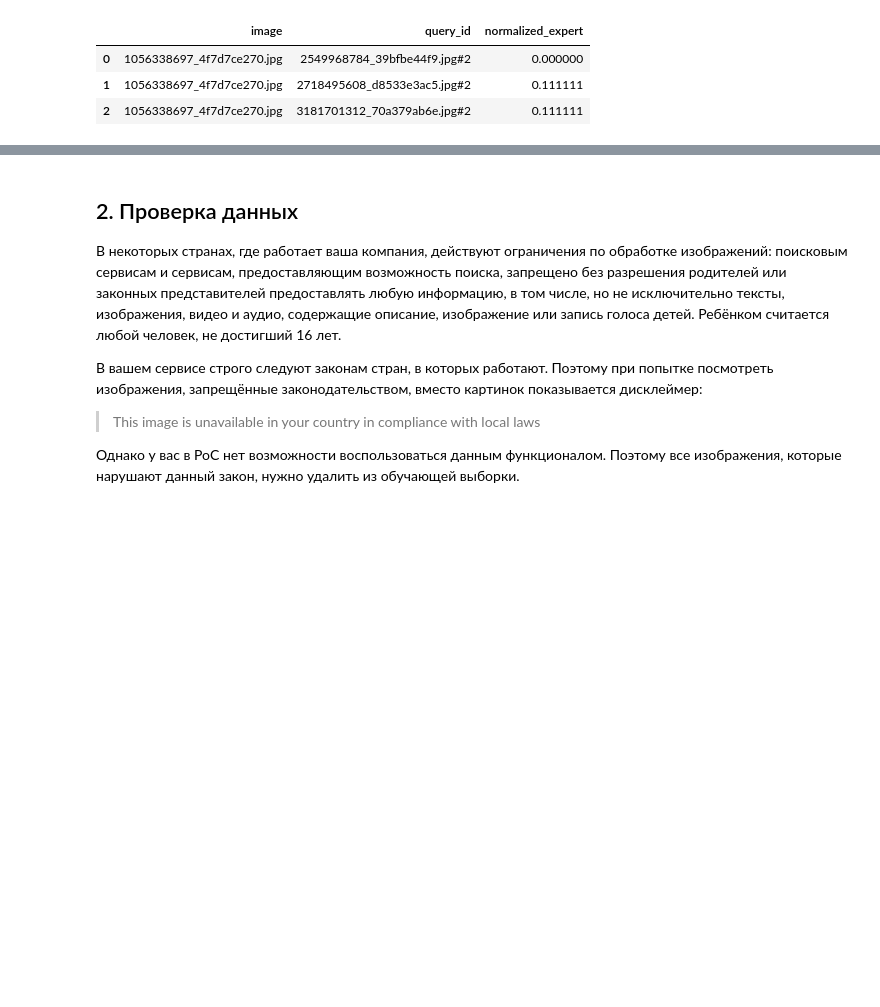
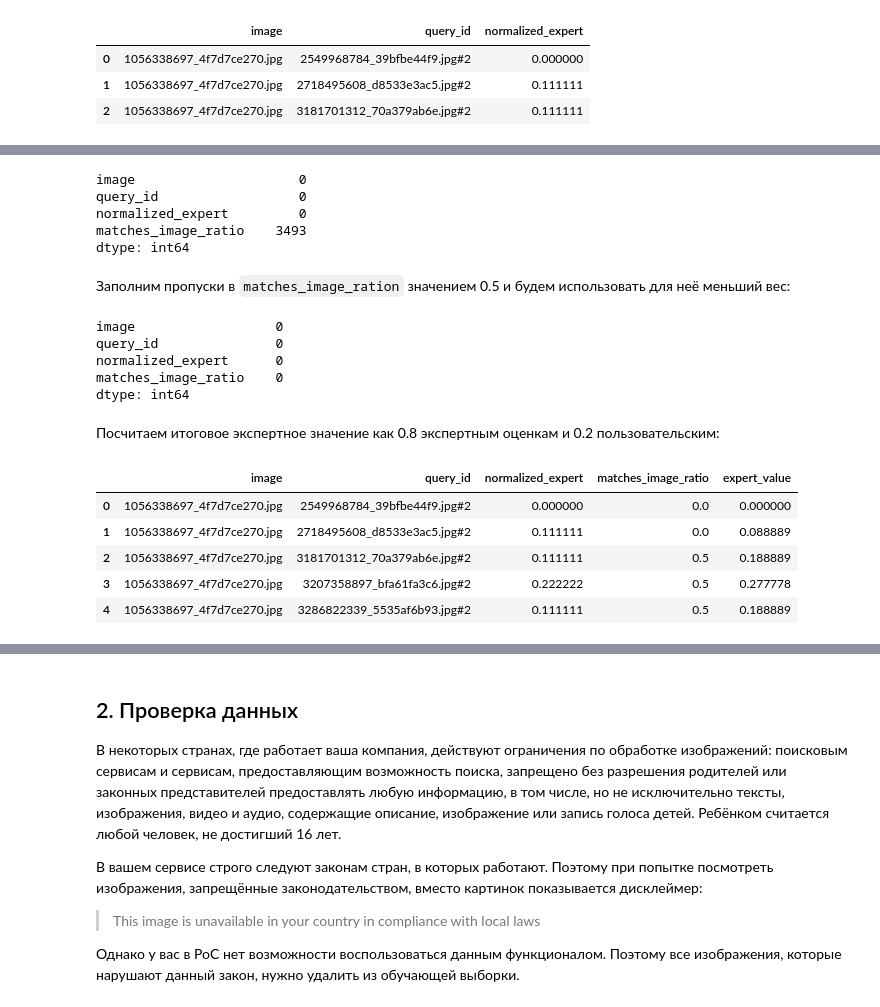
Before and after one commit to 9yx/image_search, a Jupyter notebook: project4.ipynb, the cells around one changed output, grey strips where cells are left out. Cells and saved outputs as stored; diff of their text form; code cells hidden in the pictures; blank space fills up the shorter version.

```diff
--- a/project4.ipynb
+++ b/project4.ipynb
@@ -373,5 +373,5 @@ expert_annotations_df.head(3)
 | 1 | 1056338697_4f7d7ce270.jpg | 2718495608_d8533e3ac5.jpg#2 | 0.111111 |
 | 2 | 1056338697_4f7d7ce270.jpg | 3181701312_70a379ab6e.jpg#2 | 0.111111 |
 # %%
-expert_annotations_df = expert_annotations_df.drop(['expert_1', 'expert_2', 'expert_3'], axis = 1)
-expert_annotations_df.head(3)
+crowd_annotations_df = crowd_annotations_df.drop(['matches_count', 'not_matches_count'], axis = 1)
+crowd_annotations_df.head(3)
@@ -377,0 +383,8 @@ expert_annotations_df.head(3)
+# %%
+temp_annotations_df = pd.merge(expert_annotations_df,
+                         crowd_annotations_df,
+                         how='left',
+                         left_on=['image', 'query_id'],
+                         right_on=['image', 'query_id'])
+temp_annotations_df.info()
+temp_annotations_df.head(5)
@@ -377,0 +409,37 @@ expert_annotations_df.head(3)
+# %%
+print(temp_annotations_df.isna().sum())
+# %% [output]
+image                     0
+query_id                  0
+normalized_expert         0
+matches_image_ratio    3493
+dtype: int64
+# %% [markdown]
+Заполним пропуски в `matches_image_ration` значением 0.5 и будем использовать для неё меньший вес:
+# %%
+temp_annotations_df['matches_image_ratio'] = temp_annotations_df['matches_image_ratio'].fillna(0.5)
+print(temp_annotations_df.isna().sum())
+# %% [output]
+image                  0
+query_id               0
+normalized_expert      0
+matches_image_ratio    0
+dtype: int64
+# %% [markdown]
+Посчитаем итоговое экспертное значение как 0.8 экспертным оценкам и 0.2 пользовательским:
+# %%
+def expert_value(expert_value_, crowd_value_):
+    return 0.8 * expert_value_ + 0.2 * crowd_value_
+
+temp_annotations_df['expert_value'] = temp_annotations_df.apply(
+    lambda row: expert_value(row['normalized_expert'], row['matches_image_ratio']),
+    axis=1
+)
+temp_annotations_df.head(5)
+# %% [output]
+|  | image | query_id | normalized_expert | matches_image_ratio | expert_value |
+| 0 | 1056338697_4f7d7ce270.jpg | 2549968784_39bfbe44f9.jpg#2 | 0.000000 | 0.0 | 0.000000 |
+| 1 | 1056338697_4f7d7ce270.jpg | 2718495608_d8533e3ac5.jpg#2 | 0.111111 | 0.0 | 0.088889 |
+| 2 | 1056338697_4f7d7ce270.jpg | 3181701312_70a379ab6e.jpg#2 | 0.111111 | 0.5 | 0.188889 |
+| 3 | 1056338697_4f7d7ce270.jpg | 3207358897_bfa61fa3c6.jpg#2 | 0.222222 | 0.5 | 0.277778 |
+| 4 | 1056338697_4f7d7ce270.jpg | 3286822339_5535af6b93.jpg#2 | 0.111111 | 0.5 | 0.188889 |
```
Also changed, not shown: parts of 7 cells of this notebook.
